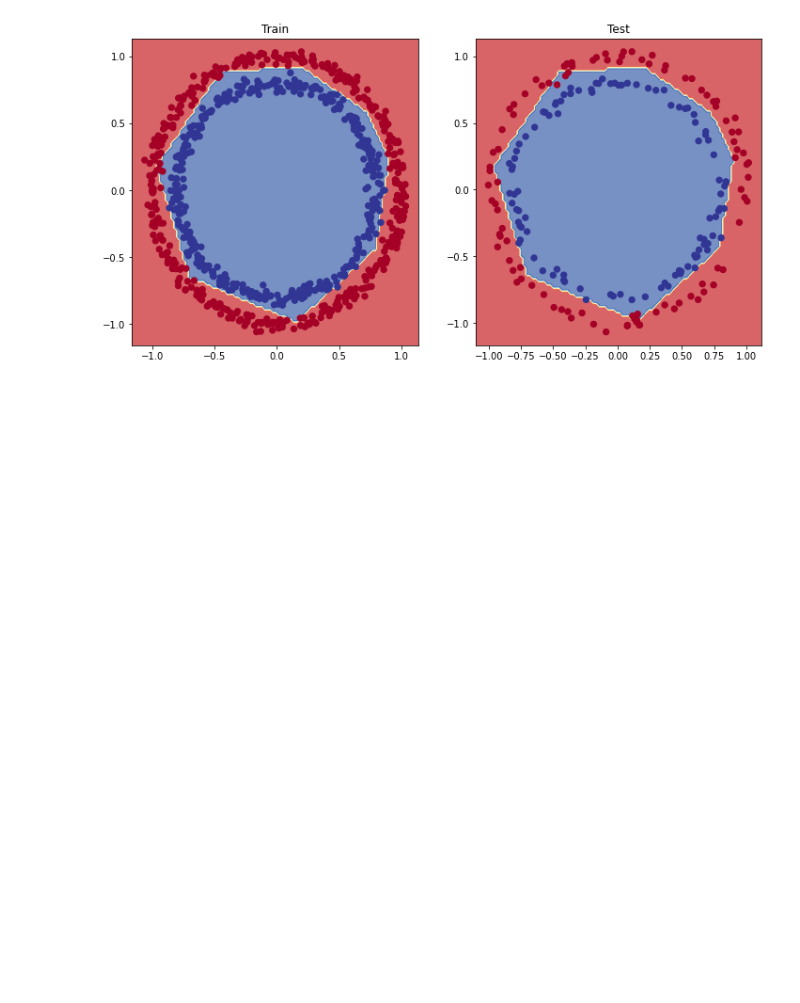
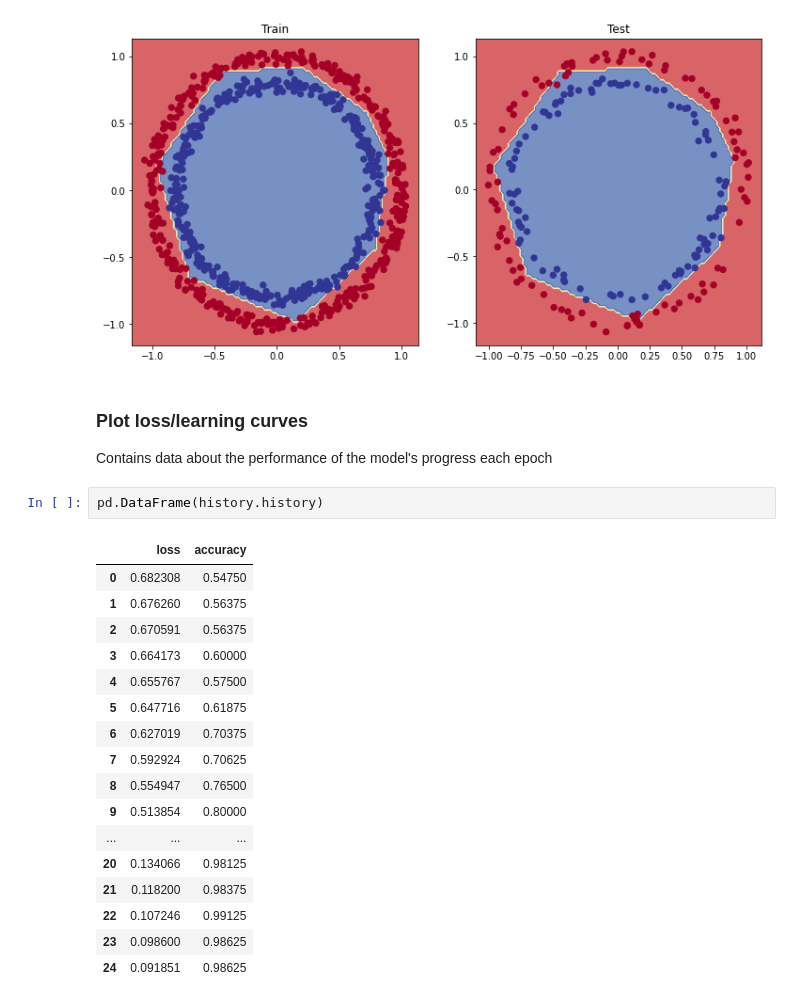
Before and after one commit to Ammar-Raneez/TF_Learning_ZTM, a Jupyter notebook: tensorflow-classification.ipynb, the cells around one changed output. Saved outputs shown, nothing was run; the diff lists cells and outputs as text; blank space fills up the shorter version.

```diff
--- a/tensorflow-classification.ipynb
+++ b/tensorflow-classification.ipynb
@@ -701,3 +701,27 @@ doing binary classifcation...
 313/313 [==============================] - 0s 769us/step
 doing binary classifcation...
 [figure]
+# %% [markdown]
+### Plot loss/learning curves
+
+Contains data about the performance of the model's progress each epoch
+# %%
+pd.DataFrame(history.history)
+# %% [output]
+|  | loss | accuracy |
+| 0 | 0.682308 | 0.54750 |
+| 1 | 0.676260 | 0.56375 |
+| 2 | 0.670591 | 0.56375 |
+| 3 | 0.664173 | 0.60000 |
+| 4 | 0.655767 | 0.57500 |
+| 5 | 0.647716 | 0.61875 |
+| 6 | 0.627019 | 0.70375 |
+| 7 | 0.592924 | 0.70625 |
+| 8 | 0.554947 | 0.76500 |
+| 9 | 0.513854 | 0.80000 |
+| ... | ... | ... |
+| 20 | 0.134066 | 0.98125 |
+| 21 | 0.118200 | 0.98375 |
+| 22 | 0.107246 | 0.99125 |
+| 23 | 0.098600 | 0.98625 |
+| 24 | 0.091851 | 0.98625 |
```
Also changed, not shown: parts of 1 cell of this notebook.
